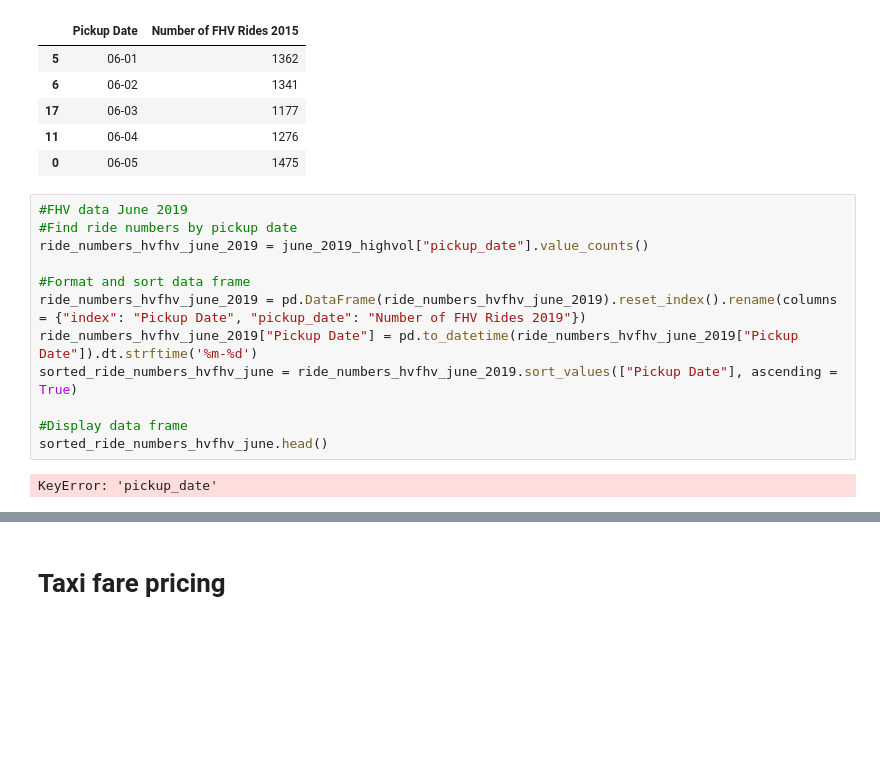
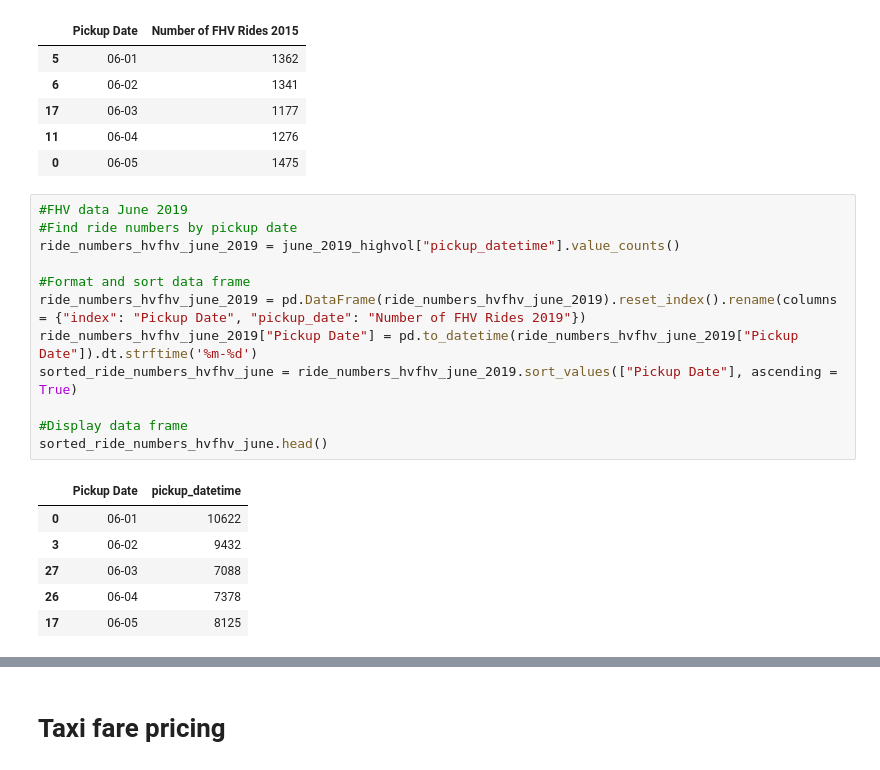
Before and after one commit to ILekawa9/Project-1, a Jupyter notebook: NYC_Taxi_RIdeshare_Final.ipynb, the cells around one changed output, grey strips where cells are left out. Cells and saved outputs as stored; diff of their text form; blank space fills up the shorter version.

```diff
--- a/NYC_Taxi_RIdeshare_Final.ipynb
+++ b/NYC_Taxi_RIdeshare_Final.ipynb
@@ -117,17 +117,22 @@ sorted_ride_numbers_fhv_2015.head()
 # %%
 #FHV data June 2019
 #Find ride numbers by pickup date
-ride_numbers_hvfhv_june_2019 = june_2019_highvol["pickup_date"].value_counts()
+ride_numbers_hvfhv_june_2019 = june_2019_highvol["pickup_datetime"].value_counts()
 
 #Format and sort data frame
 ride_numbers_hvfhv_june_2019 = pd.DataFrame(ride_numbers_hvfhv_june_2019).reset_index().rename(columns = {"index": "Pickup Date", "pickup_date": "Number of FHV Rides 2019"})
 ride_numbers_hvfhv_june_2019["Pickup Date"] = pd.to_datetime(ride_numbers_hvfhv_june_2019["Pickup Date"]).dt.strftime('%m-%d')
 sorted_ride_numbers_hvfhv_june = ride_numbers_hvfhv_june_2019.sort_values(["Pickup Date"], ascending = True)
 
 #Display data frame
 sorted_ride_numbers_hvfhv_june.head()
 # %% [output]
-KeyError: 'pickup_date'
+|  | Pickup Date | pickup_datetime |
+| 0 | 06-01 | 10622 |
+| 3 | 06-02 | 9432 |
+| 27 | 06-03 | 7088 |
+| 26 | 06-04 | 7378 |
+| 17 | 06-05 | 8125 |
 # %%
 #Compare taxi and FHV data in June 2015
 combined_june_2015 = sorted_ride_numbers_june_2015.merge(sorted_ride_numbers_fhv_2015, how = "outer", on = "Pickup Date")
```
Also changed, not shown: parts of 10 cells of this notebook.
